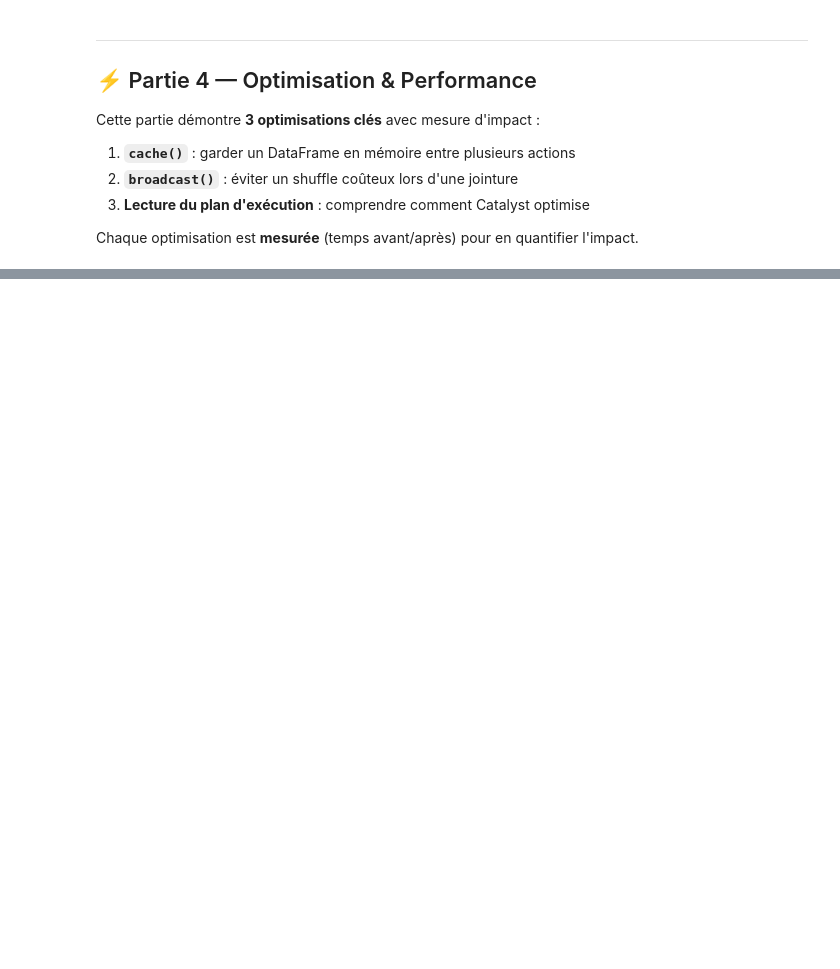
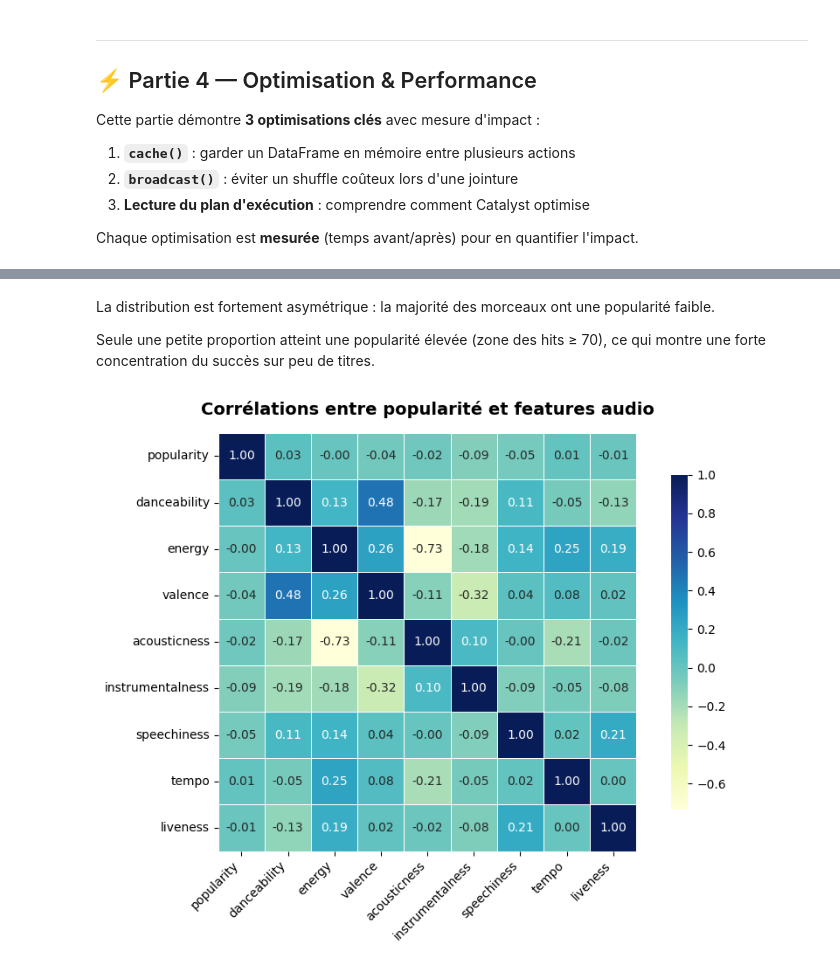
Before and after one commit to YanisTounsi/projet-pyspark-spotify, a Jupyter notebook: notebooks/01_setup_et_ingestion.ipynb, the cells around one changed output, grey strips where cells are left out. Cells and saved outputs as stored; diff of their text form; code cells hidden in the pictures; blank space fills up the shorter version.

```diff
--- a/notebooks/01_setup_et_ingestion.ipynb
+++ b/notebooks/01_setup_et_ingestion.ipynb
@@ -974,0 +1308,42 @@ AdaptiveSparkPlan isFinalPlan=false
+# %% [markdown]
+La distribution est fortement asymétrique :
+la majorité des morceaux ont une popularité faible.
+
+Seule une petite proportion atteint une popularité élevée (zone des hits ≥ 70),
+ce qui montre une forte concentration du succès sur peu de titres.
+# %%
+import seaborn as sns
+import matplotlib.pyplot as plt
+
+corr_pd = df_clean.select(
+    "popularity",
+    "danceability",
+    "energy",
+    "valence",
+    "acousticness",
+    "instrumentalness",
+    "speechiness",
+    "tempo",
+    "liveness"
+).toPandas()
+
+corr_matrix = corr_pd.corr(numeric_only=True)
+
+plt.figure(figsize=(9, 6.5))
+sns.heatmap(
+    corr_matrix,
+    annot=True,
+    fmt=".2f",
+    cmap="YlGnBu",
+    linewidths=0.5,
+    square=True,
+    cbar_kws={"shrink": 0.8}
+)
+
+plt.title("Corrélations entre popularité et features audio", fontsize=14, fontweight="bold", pad=15)
+plt.xticks(rotation=45, ha="right")
+plt.yticks(rotation=0)
+plt.tight_layout()
+plt.show()
+# %% [output]
+[figure, added]
```
Also changed, not shown: parts of 44 cells of this notebook.
